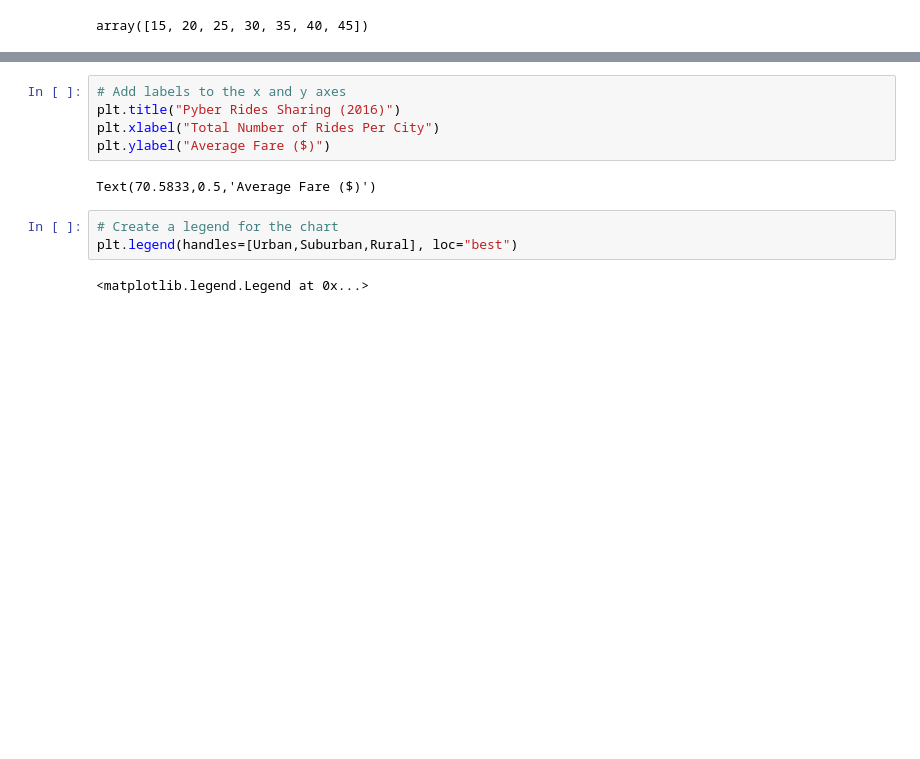
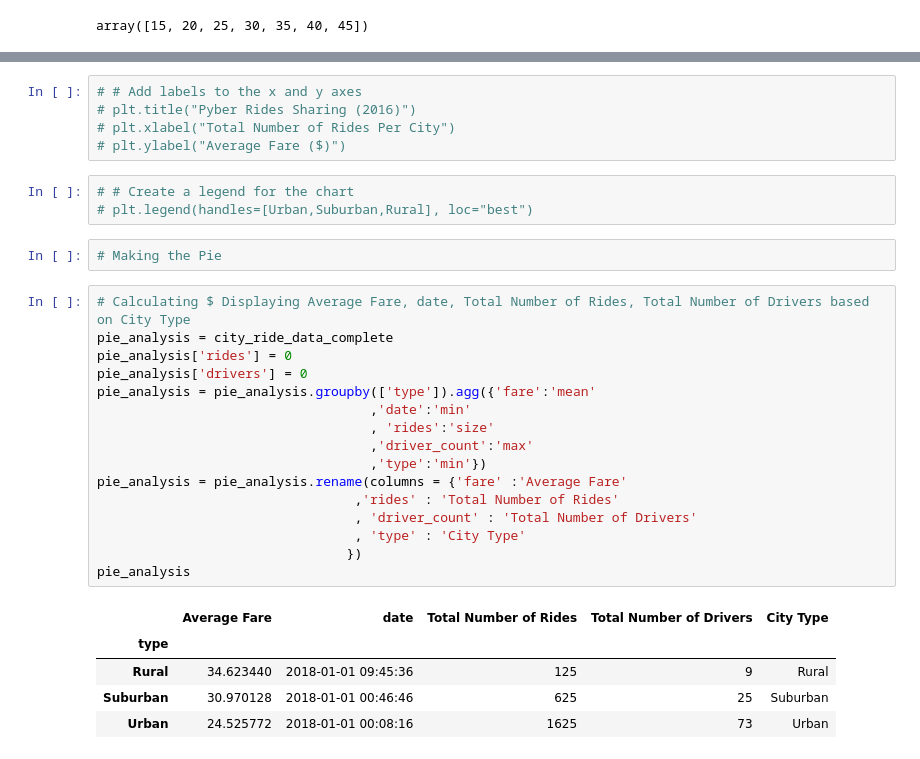
Before and after one commit to StutiMohan/MatPlotLib, a Jupyter notebook: PyberRideSharing.ipynb, the cells around one changed output, grey strips where cells are left out. Cells and saved outputs as stored; diff of their text form; blank space fills up the shorter version.

```diff
--- a/PyberRideSharing.ipynb
+++ b/PyberRideSharing.ipynb
@@ -118,12 +103,32 @@ plt.show()
 # %%
-# Add labels to the x and y axes
-plt.title("Pyber Rides Sharing (2016)")
-plt.xlabel("Total Number of Rides Per City")
-plt.ylabel("Average Fare ($)")
+# # Add labels to the x and y axes
+# plt.title("Pyber Rides Sharing (2016)")
+# plt.xlabel("Total Number of Rides Per City")
+# plt.ylabel("Average Fare ($)")
-# %% [output]
-Text(70.5833,0.5,'Average Fare ($)')
 # %%
-# Create a legend for the chart
-plt.legend(handles=[Urban,Suburban,Rural], loc="best")
+# # Create a legend for the chart
+# plt.legend(handles=[Urban,Suburban,Rural], loc="best")
-# %% [output]
-<matplotlib.legend.Legend at 0x...>
+# %%
+# Making the Pie
+# %%
+# Calculating $ Displaying Average Fare, date, Total Number of Rides, Total Number of Drivers based on City Type
+pie_analysis = city_ride_data_complete
+pie_analysis['rides'] = 0
+pie_analysis['drivers'] = 0
+pie_analysis = pie_analysis.groupby(['type']).agg({'fare':'mean'
+                                   ,'date':'min'
+                                   , 'rides':'size'
+                                   ,'driver_count':'max'
+                                   ,'type':'min'})
+pie_analysis = pie_analysis.rename(columns = {'fare' :'Average Fare'
+                                 ,'rides' : 'Total Number of Rides'
+                                 , 'driver_count' : 'Total Number of Drivers'
+                                 , 'type' : 'City Type'
+                                })
+pie_analysis
+# %% [output]
+|  | Average Fare | date | Total Number of Rides | Total Number of Drivers | City Type |
+| type |  |  |  |  |  |
+| Rural | 34.623440 | 2018-01-01 09:45:36 | 125 | 9 | Rural |
+| Suburban | 30.970128 | 2018-01-01 00:46:46 | 625 | 25 | Suburban |
+| Urban | 24.525772 | 2018-01-01 00:08:16 | 1625 | 73 | Urban |
```
Also changed, not shown: parts of 9 cells of this notebook.
